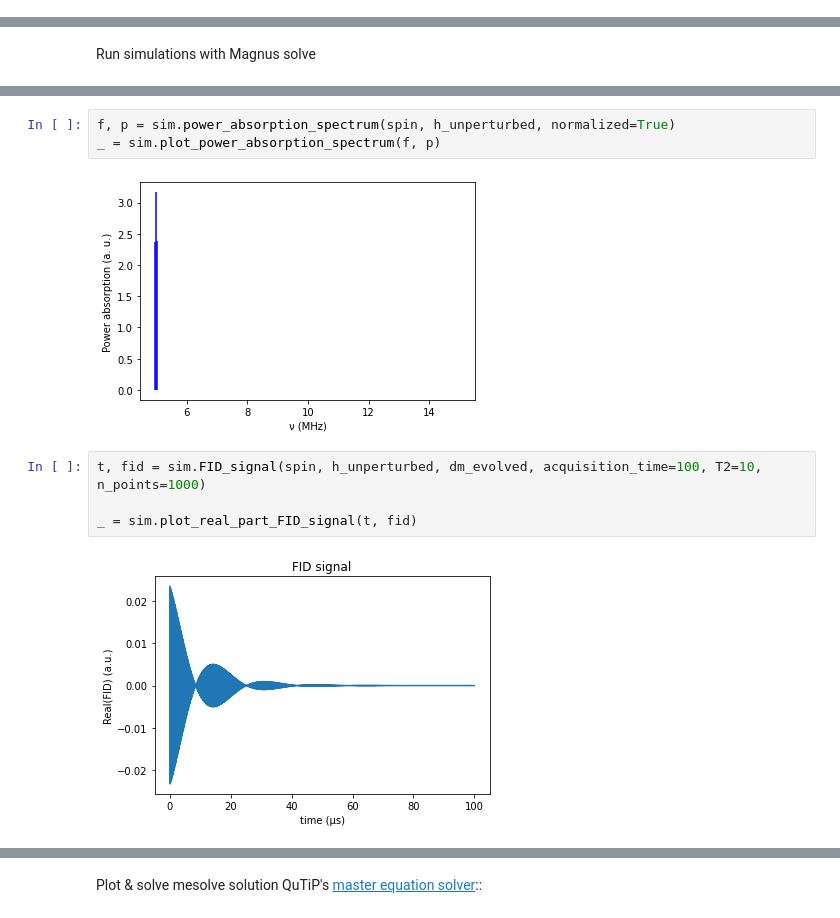
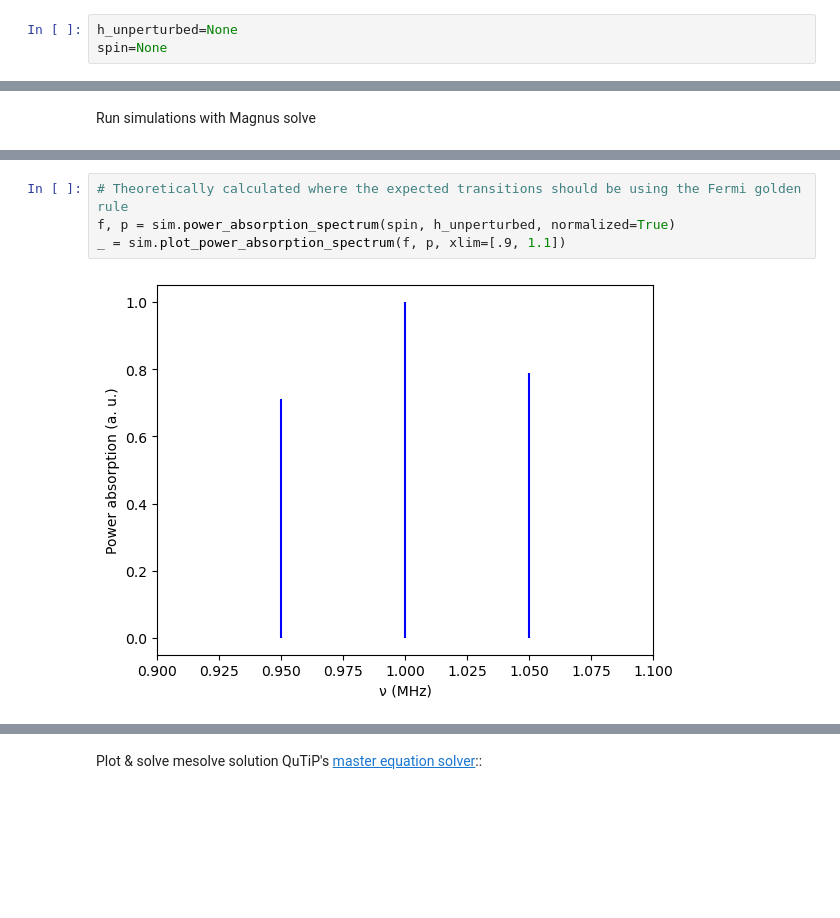
Before and after one commit to vemiBGH/PULSEE, a Jupyter notebook: demos/Quadrupolar_Coupling_Demo_PULSEE_3Solvers.ipynb, the cells around one changed output, grey strips where cells are left out. Saved outputs shown, nothing was run; the diff lists cells and outputs as text; blank space fills up the shorter version.

```diff
--- a/demos/Quadrupolar_Coupling_Demo_PULSEE_3Solvers.ipynb
+++ b/demos/Quadrupolar_Coupling_Demo_PULSEE_3Solvers.ipynb
@@ -56,3 +78,6 @@ mode = pd.DataFrame([( B0 * GAMMA_2PIS[0], B1, 0., np.pi/2, 0, pulse_time)],
+# %%
+h_unperturbed=None
+spin=None
 # %% [markdown]
 # Plots
 # %% [markdown]
@@ -67,11 +96,6 @@ fig = sim.plot_real_part_density_matrix(dm_evolved)
 # %%
+# Theoretically calculated where the expected transitions should be using the Fermi golden rule
 f, p = sim.power_absorption_spectrum(spin, h_unperturbed, normalized=True)
-_ = sim.plot_power_absorption_spectrum(f, p)
+_ = sim.plot_power_absorption_spectrum(f, p, xlim=[.9, 1.1])
 # %% [output]
-[figure, old version]
+[figure, new version]
-# %%
-t, fid = sim.FID_signal(spin, h_unperturbed, dm_evolved, acquisition_time=100, T2=10, n_points=1000)
-
-_ = sim.plot_real_part_FID_signal(t, fid)
-# %% [output]
-[figure, removed]
```
Also changed, not shown: parts of 25 cells of this notebook.
